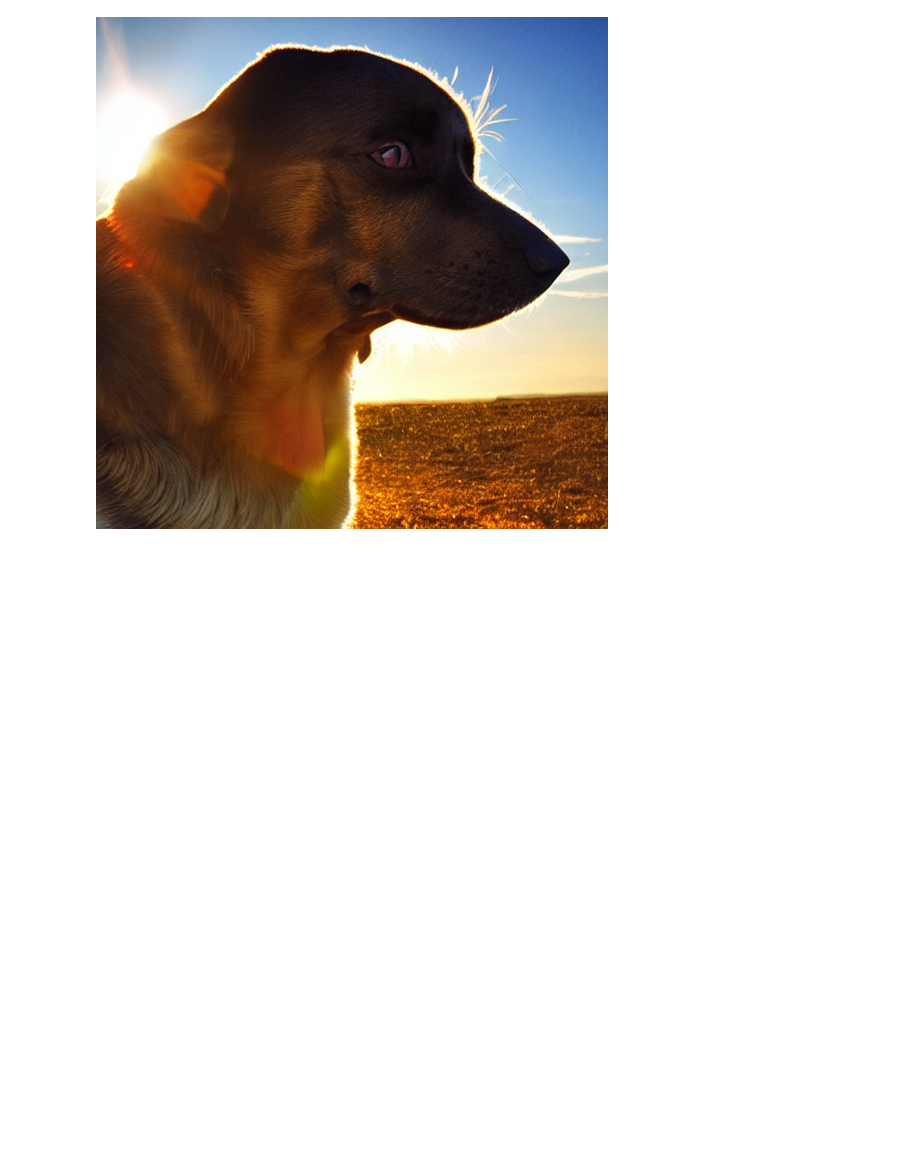
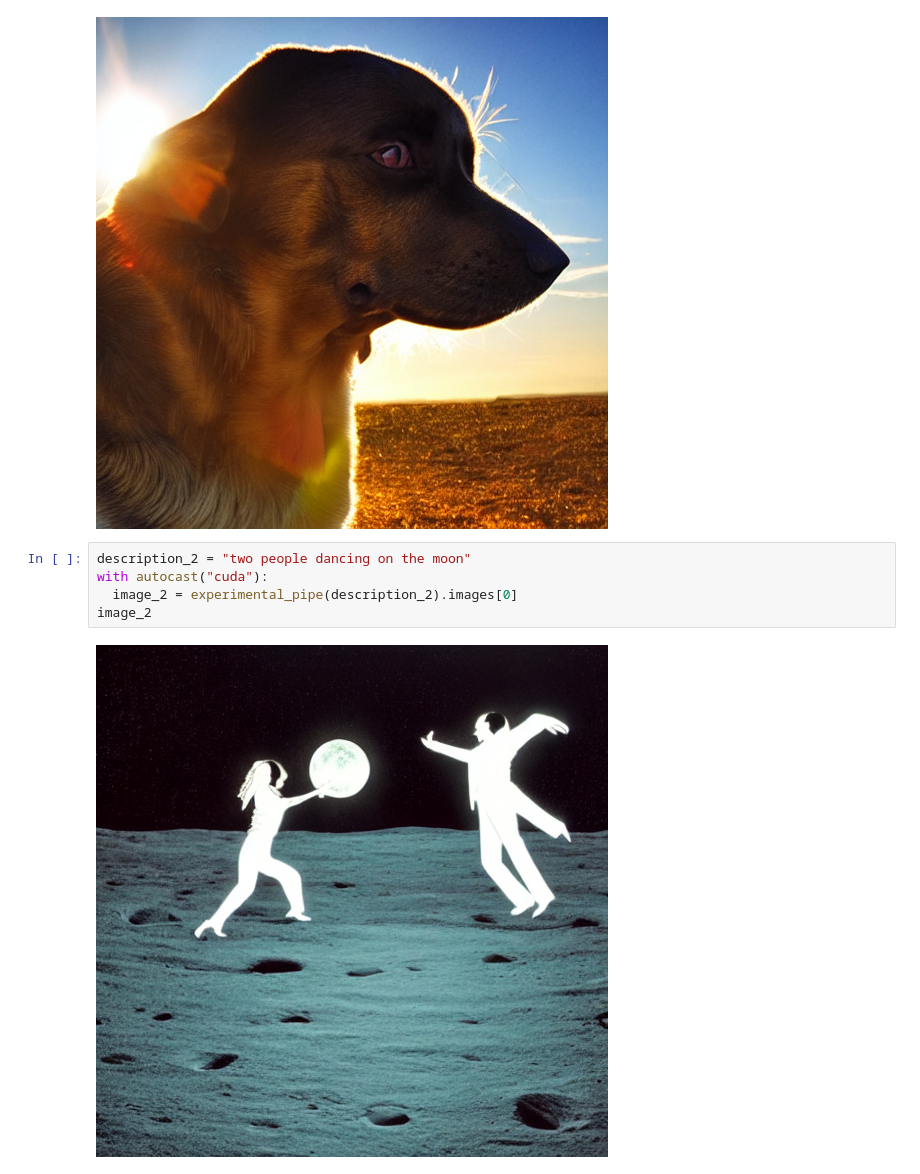
Before and after one commit to purvadanait/AIML-Pract, a Jupyter notebook: stable_diffusion.ipynb, the cells around one changed output. Saved outputs shown, nothing was run; the diff lists cells and outputs as text; blank space fills up the shorter version.

```diff
--- a/stable_diffusion.ipynb
+++ b/stable_diffusion.ipynb
@@ -74,3 +74,10 @@ with autocast("cuda"):
 image_1
 # %% [output]
 [figure]
+# %%
+description_2 = "two people dancing on the moon"
+with autocast("cuda"):
+  image_2 = experimental_pipe(description_2).images[0]
+image_2
+# %% [output]
+[figure, added]
```
